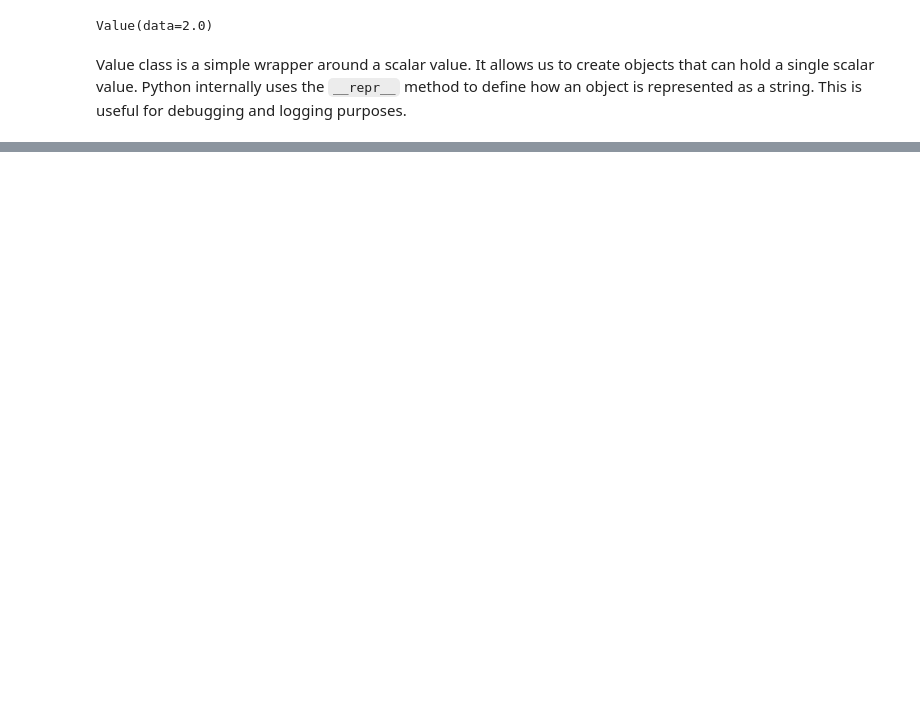
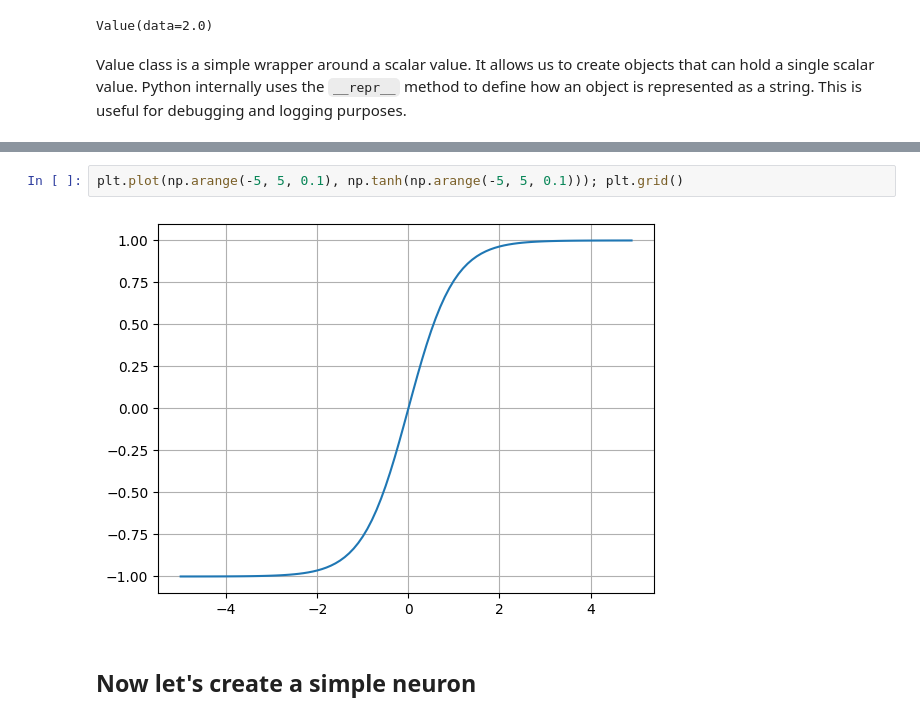
Before and after one commit to Zireael26/karpathy-micrograd, a Jupyter notebook: micrograd.ipynb, the cells around one changed output, grey strips where cells are left out. Saved outputs shown, nothing was run; the diff lists cells and outputs as text; blank space fills up the shorter version.

```diff
--- a/micrograd.ipynb
+++ b/micrograd.ipynb
@@ -185,0 +233,6 @@ draw_dot(d)
+# %%
+plt.plot(np.arange(-5, 5, 0.1), np.tanh(np.arange(-5, 5, 0.1))); plt.grid()
+# %% [output]
+[figure, added]
+# %% [markdown]
+## Now let's create a simple neuron
```
Also changed, not shown: parts of 8 cells of this notebook.
